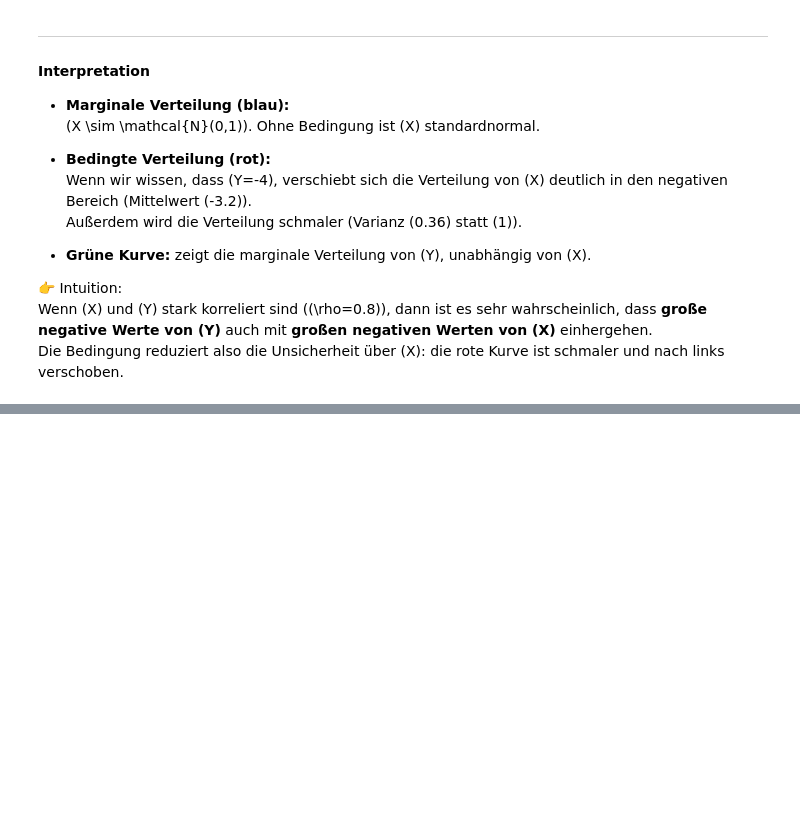
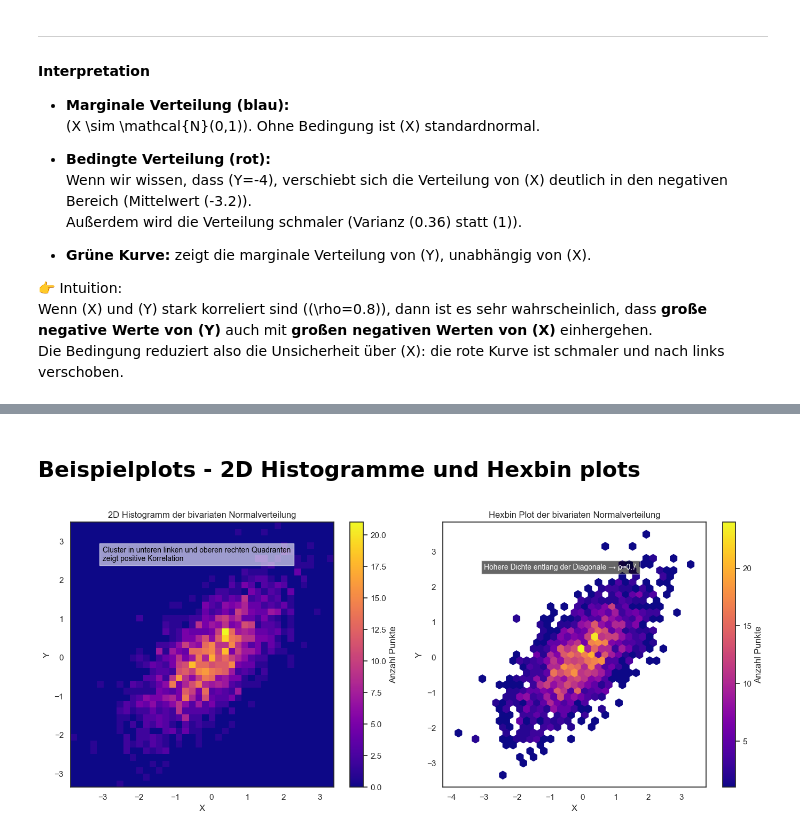
Before and after one commit to JohannesMeyersGit/DS_Notebooks, a Jupyter notebook: Probability_and_Statistics/Notebook_5_Multivariate_Verteilungen.ipynb, the cells around one changed output, grey strips where cells are left out. Cells and saved outputs as stored; diff of their text form; code cells hidden in the pictures; blank space fills up the shorter version.

```diff
--- a/Probability_and_Statistics/Notebook_5_Multivariate_Verteilungen.ipynb
+++ b/Probability_and_Statistics/Notebook_5_Multivariate_Verteilungen.ipynb
@@ -786,0 +983,42 @@ $$
+# %% [markdown]
+## Beispielplots - 2D Histogramme und Hexbin plots
+# %%
+import numpy as np
+import matplotlib.pyplot as plt
+
+# Bivariate Normalverteilung simulieren
+np.random.seed(42)
+mu = [0, 0]
+sigma = [[1, 0.7], [0.7, 1]]  # Positive Korrelation
+x, y = np.random.multivariate_normal(mu, sigma, 2000).T  # Mehr Punkte für klarere Dichte
+
+plt.figure(figsize=(14,6))
+
+# 1. 2D Histogramm
+plt.subplot(1,2,1)
+hist = plt.hist2d(x, y, bins=40, cmap='plasma')
+plt.colorbar(label='Anzahl Punkte')
+plt.xlabel('X')
+plt.ylabel('Y')
+plt.title('2D Histogramm der bivariaten Normalverteilung')
+
+# Deutlicher Annotation
+plt.text(-3, 2.5, "Cluster in unteren linken und oberen rechten Quadranten\nzeigt positive Korrelation",
+         color='black', fontsize=10, bbox=dict(facecolor='white', alpha=0.6))
+
+# 2. Hexbin Plot
+plt.subplot(1,2,2)
+hb = plt.hexbin(x, y, gridsize=35, cmap='plasma', mincnt=1)
+plt.colorbar(label='Anzahl Punkte')
+plt.xlabel('X')
+plt.ylabel('Y')
+plt.title('Hexbin Plot der bivariaten Normalverteilung')
+
+# Annotation sichtbar machen
+plt.text(-3, 2.5, "Höhere Dichte entlang der Diagonale → ρ≈0.7",
+         color='white', fontsize=10, bbox=dict(facecolor='black', alpha=0.6))
+
+plt.tight_layout()
+plt.show()
+# %% [output]
+[figure, added]
```
Also changed, not shown: parts of 45 cells of this notebook.
